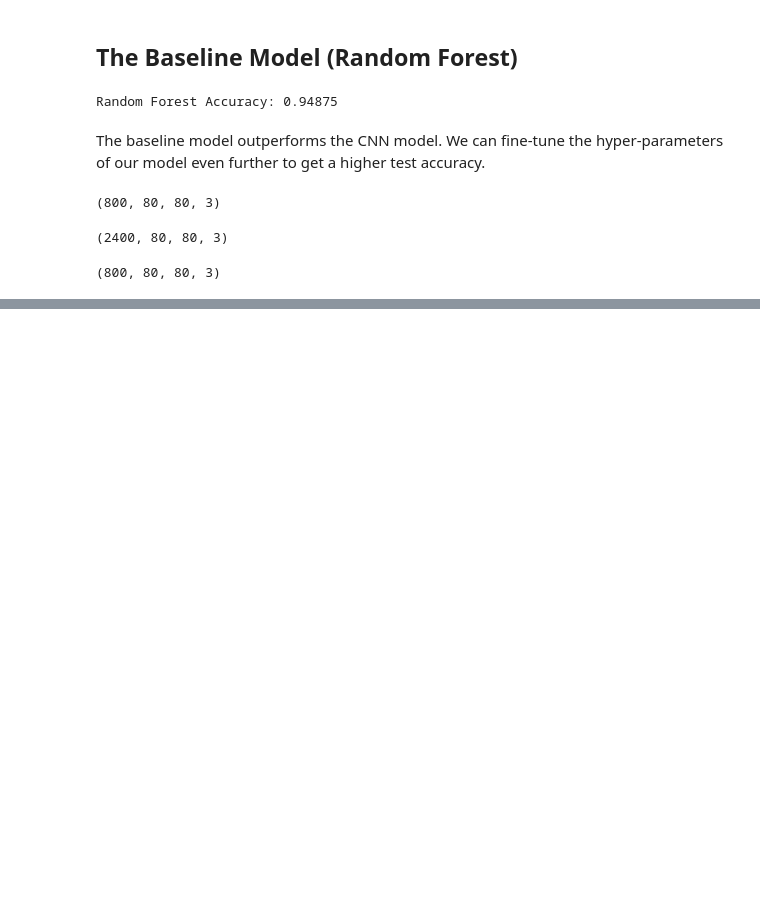
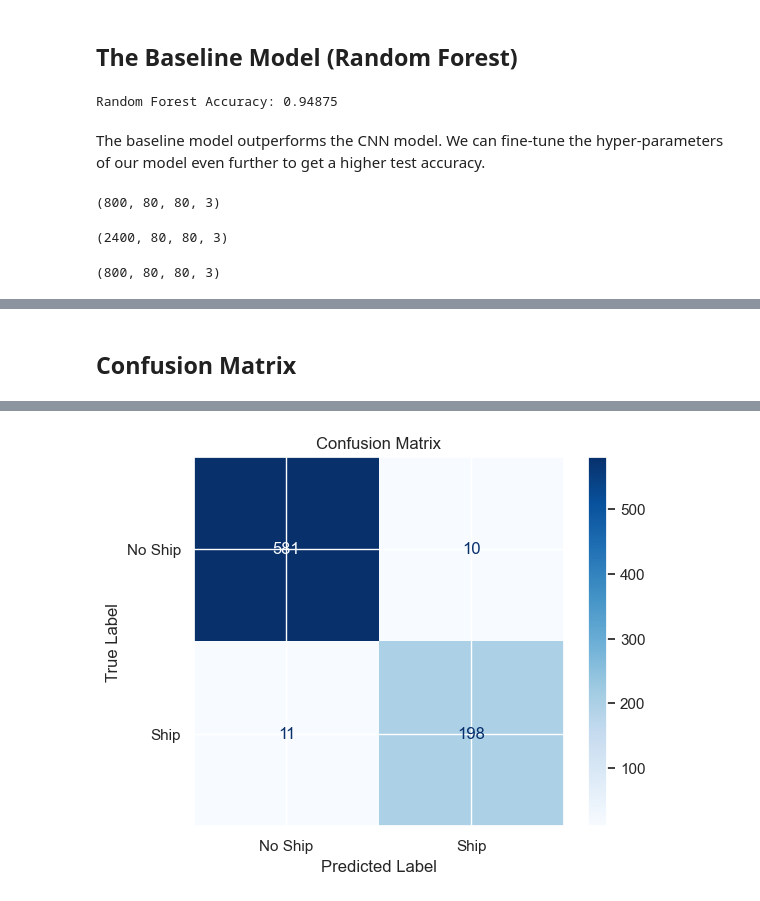
Before and after one commit to kennyalexlin/satellite-ships-classifier, a Jupyter notebook: Model_dev.ipynb, the cells around one changed output, grey strips where cells are left out. Saved outputs shown, nothing was run; the diff lists cells and outputs as text; code cells hidden in the pictures; blank space fills up the shorter version.

```diff
--- a/Model_dev.ipynb
+++ b/Model_dev.ipynb
@@ -352,0 +484,14 @@ X_val.shape
+# %%
+model.compile(optimizer=tf.keras.optimizers.Adam(),
+              loss=tf.keras.losses.BinaryCrossentropy(from_logits=True), #set from_ligits=True because our last layer does not apply sigmoid
+              metrics=['accuracy'])
+# %%
+# set random seed to get reproductible results
+# neural network algorithms are stochastic (e.g., due to random weight initialization); setting a random seed helps to get more stable results after each run
+# however, best way to deal with randomness is to repeat your experiment many times (30+) and use statistics to summarize the performance of the model
+import numpy as np
+tf.random.set_seed(1234)
+history = model.fit(X_train, y_train,
+                    epochs=10,
+                    validation_data=(X_val, y_val)
+)
@@ -352,0 +534,16 @@ X_val.shape
+# %% [markdown]
+## Confusion Matrix
+# %%
+from sklearn.metrics import confusion_matrix, ConfusionMatrixDisplay
+predictions = make_predictions(model,X_test)
+# Generate confusion matrix
+cm = confusion_matrix(y_test, predictions)
+
+# Display confusion matrix
+disp = ConfusionMatrixDisplay(confusion_matrix=cm, display_labels=['No Ship', 'Ship'])
+disp.plot(cmap='Blues')
+plt.title('Confusion Matrix')
+plt.xlabel('Predicted Label')
+plt.ylabel('True Label')
+plt.show()
+# %% [output]
@@ -352,0 +551 @@ X_val.shape
+[figure, added]
```
Also changed, not shown: parts of 9 cells of this notebook.
